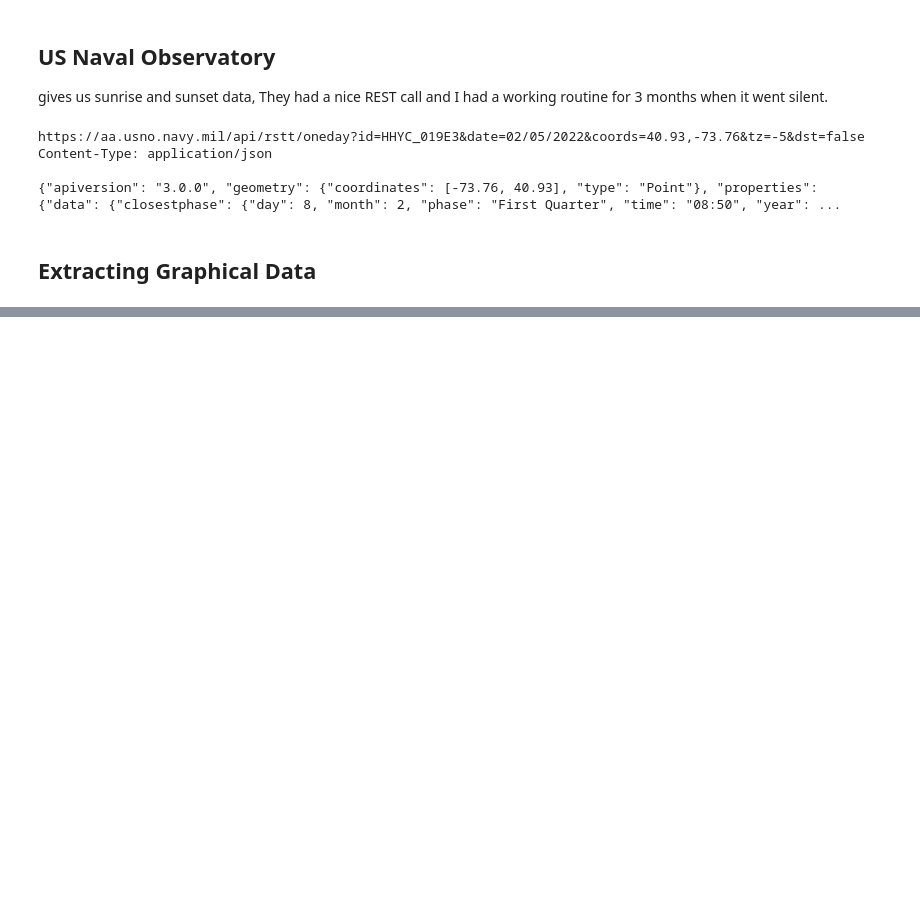
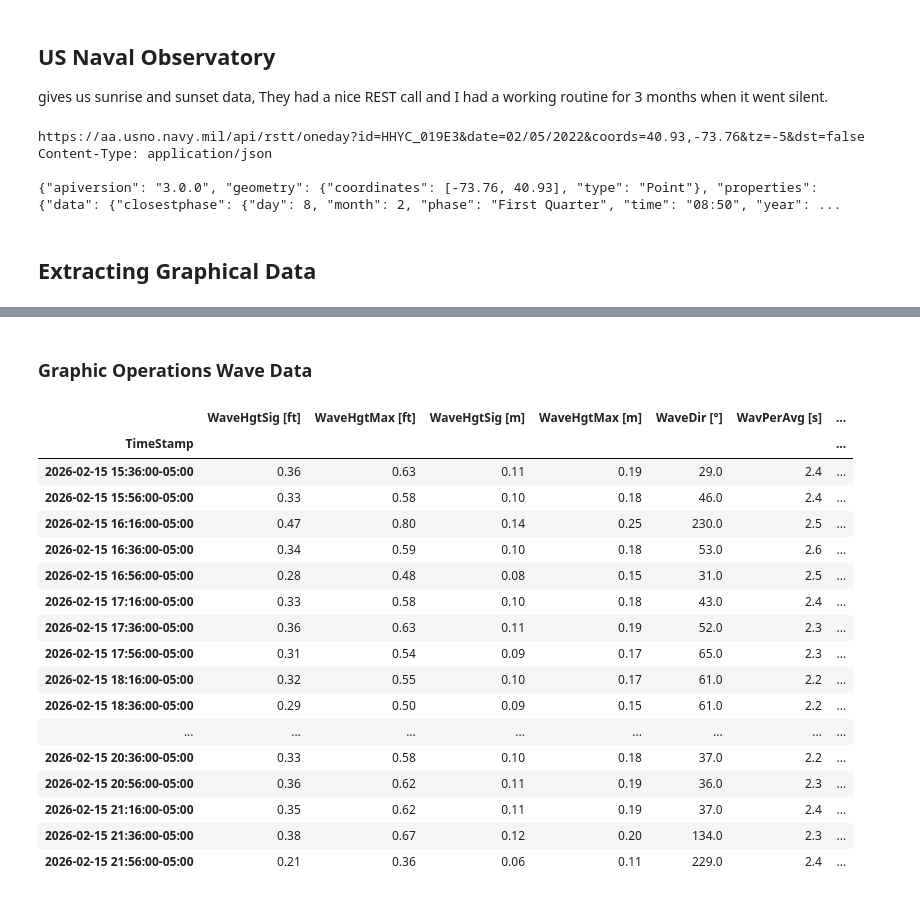
Before and after one commit to pbeeken/WeatherKiosk, a Jupyter notebook: WeatherTests.ipynb, the cells around one changed output, grey strips where cells are left out. Saved outputs shown, nothing was run; the diff lists cells and outputs as text; code cells hidden in the pictures; blank space fills up the shorter version.

```diff
--- a/WeatherTests.ipynb
+++ b/WeatherTests.ipynb
@@ -1606,0 +2305,2 @@ cropped_image.show()
+# %% [markdown]
+### Graphic Operations Wave Data
@@ -1606,0 +2321,36 @@ cropped_image.show()
+# %%
+def fetchWaveData(source):
+    """
+    This gathers the accumulated data from an asynchronous populated datastore by
+    OCR the screens from floating buoys out on the sound within a few miles of our club.
+    The tabulated data was published by the NWS but UCONN redesigned or had built
+    new more robust units but lost the personnel to vet the data so the NWS stopped
+    hosting the stream.
+    :param source: the path to the file that contains the data store.  We ingest it.
+    :return pandas dataframe containing the data.
+    """
+
+    logging.info(f"\t...getting from {source}")
+    # Getting Weather Data from execution rocks (station 44022)  Only needs to run every 15 minutes.
+    windDF = pd.read_csv(source, index_col=0, parse_dates=True)
+    windDF.dropna(inplace=True)                                     # wind data has glitches
+    logging.info(f"\t...got {len(windDF)} data values")
+
+    # We need to average the components rather than the angles when re-sampling.
+    windDF['WdirSin'] = np.sin(np.radians(windDF['WaveDir [°]']))
+    windDF['WdirCos'] = np.cos(np.radians(windDF['WaveDir [°]']))
+
+    return windDF
+
+def waveDirection(ang):
+    # direction indexer
+    labels = {
+      'N': (-11.25, 11.25), 'NNE': (11.25, 33.75),   'NE': (33.75, 56.25),   'ENE': (56.25, 78.75),
+      'E': (78.75, 101.25), 'ESE': (101.25, 123.75), 'SE': (123.75, 146.25), 'SSE': (146.25, 168.75),
+      'S': (168.75, 191.25),'SSW': (191.25, 213.75), 'SW': (213.75, 236.25), 'WSW': (236.25, 258.75),
+      'W': (258.75, 281.25),'WNW': (281.25, 303.75), 'NW': (303.75, 326.25), 'NNW': (326.25, 348.75),
+    }
+    for tag, (min_ang, max_ang) in labels.items():
+        if min_ang < ang <= max_ang:
+            return tag
+    return 'Unknown'
@@ -1606,0 +2467,21 @@ cropped_image.show()
+# %%
+waveDF.head(20)
+# %% [output]
+|  | WaveHgtSig [ft] | WaveHgtMax [ft] | WaveHgtSig [m] | WaveHgtMax [m] | WaveDir [°] | WavPerAvg [s] | ... |
+| TimeStamp |  |  |  |  |  |  | ... |
+| 2026-02-15 15:36:00-05:00 | 0.36 | 0.63 | 0.11 | 0.19 | 29.0 | 2.4 | ... |
+| 2026-02-15 15:56:00-05:00 | 0.33 | 0.58 | 0.10 | 0.18 | 46.0 | 2.4 | ... |
+| 2026-02-15 16:16:00-05:00 | 0.47 | 0.80 | 0.14 | 0.25 | 230.0 | 2.5 | ... |
+| 2026-02-15 16:36:00-05:00 | 0.34 | 0.59 | 0.10 | 0.18 | 53.0 | 2.6 | ... |
+| 2026-02-15 16:56:00-05:00 | 0.28 | 0.48 | 0.08 | 0.15 | 31.0 | 2.5 | ... |
+| 2026-02-15 17:16:00-05:00 | 0.33 | 0.58 | 0.10 | 0.18 | 43.0 | 2.4 | ... |
+| 2026-02-15 17:36:00-05:00 | 0.36 | 0.63 | 0.11 | 0.19 | 52.0 | 2.3 | ... |
+| 2026-02-15 17:56:00-05:00 | 0.31 | 0.54 | 0.09 | 0.17 | 65.0 | 2.3 | ... |
+| 2026-02-15 18:16:00-05:00 | 0.32 | 0.55 | 0.10 | 0.17 | 61.0 | 2.2 | ... |
+| 2026-02-15 18:36:00-05:00 | 0.29 | 0.50 | 0.09 | 0.15 | 61.0 | 2.2 | ... |
+| ... | ... | ... | ... | ... | ... | ... | ... |
+| 2026-02-15 20:36:00-05:00 | 0.33 | 0.58 | 0.10 | 0.18 | 37.0 | 2.2 | ... |
+| 2026-02-15 20:56:00-05:00 | 0.36 | 0.62 | 0.11 | 0.19 | 36.0 | 2.3 | ... |
+| 2026-02-15 21:16:00-05:00 | 0.35 | 0.62 | 0.11 | 0.19 | 37.0 | 2.4 | ... |
+| 2026-02-15 21:36:00-05:00 | 0.38 | 0.67 | 0.12 | 0.20 | 134.0 | 2.3 | ... |
+| 2026-02-15 21:56:00-05:00 | 0.21 | 0.36 | 0.06 | 0.11 | 229.0 | 2.4 | ... |
```
Also changed, not shown: parts of 32 cells of this notebook, 1 other file.
